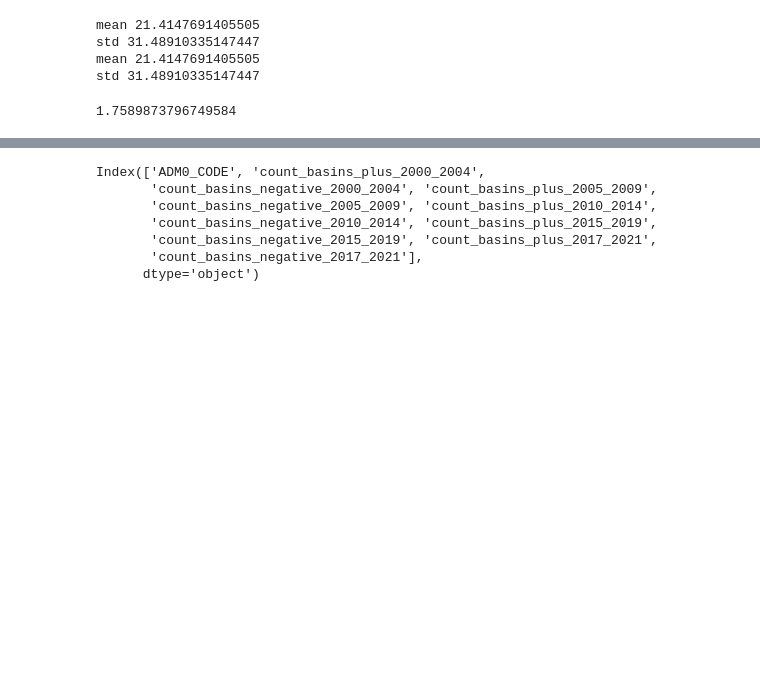
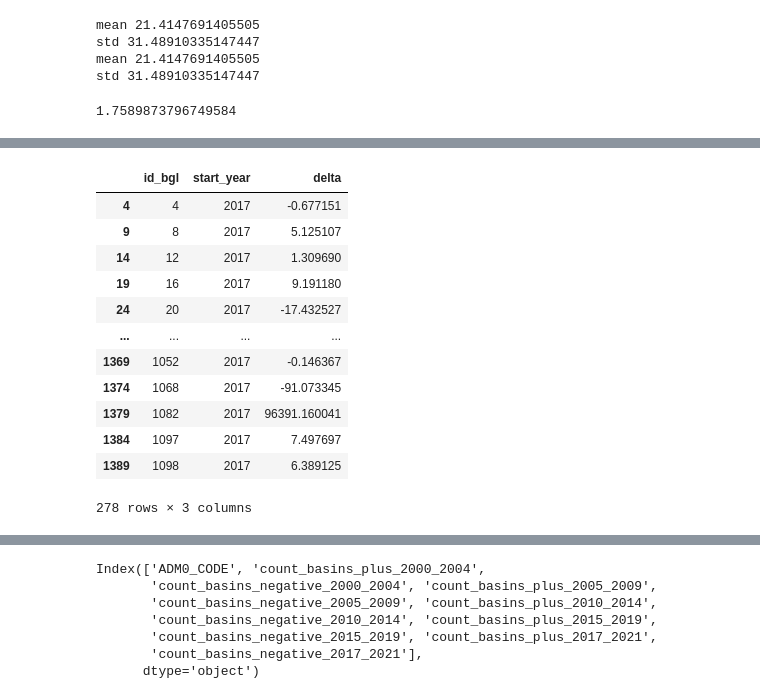
Before and after one commit to puzhao8/SDG661-Fresh-Water, a Jupyter notebook: testbed_V1.ipynb, the cells around one changed output, grey strips where cells are left out. Cells and saved outputs as stored; diff of their text form; code cells hidden in the pictures; blank space fills up the shorter version.

```diff
--- a/testbed_V1.ipynb
+++ b/testbed_V1.ipynb
@@ -338,0 +287,17 @@ xx['decision'].shape
+# %%
+x = delta_basin_0.groupby(by='start_year').get_group(2017)
+x[x['start_year']==2017]
+# %% [output]
+|  | id_bgl | start_year | delta |
+| 4 | 4 | 2017 | -0.677151 |
+| 9 | 8 | 2017 | 5.125107 |
+| 14 | 12 | 2017 | 1.309690 |
+| 19 | 16 | 2017 | 9.191180 |
+| 24 | 20 | 2017 | -17.432527 |
+| ... | ... | ... | ... |
+| 1369 | 1052 | 2017 | -0.146367 |
+| 1374 | 1068 | 2017 | -91.073345 |
+| 1379 | 1082 | 2017 | 96391.160041 |
+| 1384 | 1097 | 2017 | 7.497697 |
+| 1389 | 1098 | 2017 | 6.389125 |
+278 rows × 3 columns
```
Also changed, not shown: parts of 17 cells of this notebook, 25 other files.
